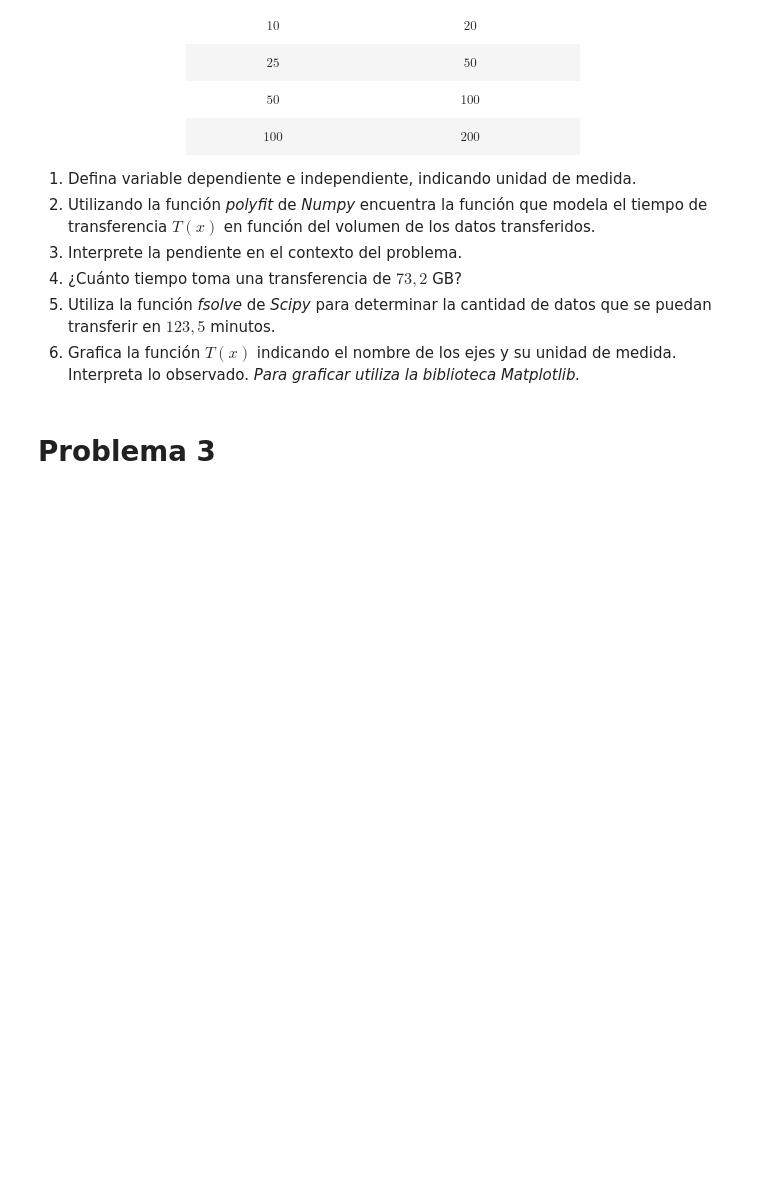
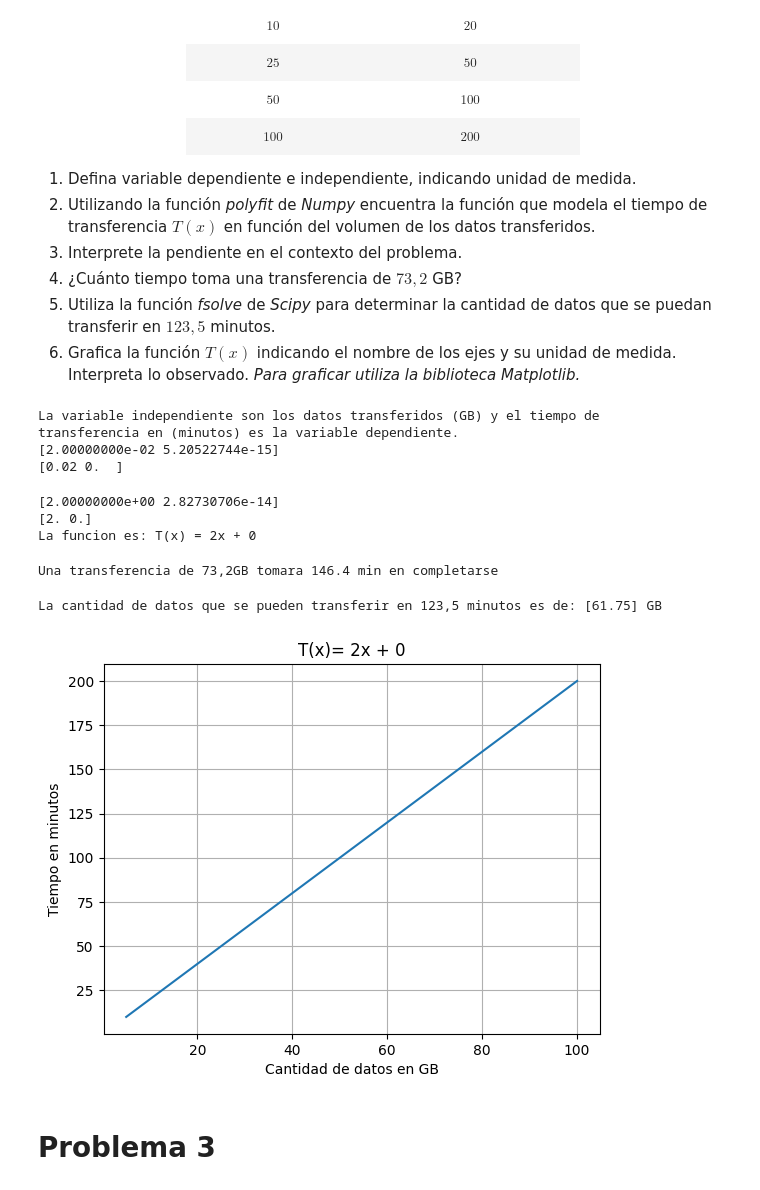
Before and after one commit to Notzeiro/DuocUC-2025, a Jupyter notebook: Math stuff (class)/G2_Función_Lineal(study guide 26_08_2025).ipynb, the cells around one changed output. Saved outputs shown, nothing was run; the diff lists cells and outputs as text; code cells hidden in the pictures; blank space fills up the shorter version.

```diff
--- a/Math stuff (class)/G2_Función_Lineal(study guide 26_08_2025).ipynb
+++ b/Math stuff (class)/G2_Función_Lineal(study guide 26_08_2025).ipynb
@@ -131,3 +88,34 @@ Un equipo de TI está monitoreando el tráfico de datos en la red de la empresa.
 4. ¿Cuánto tiempo toma una transferencia de $73,2$ GB?
 5. Utiliza la función *fsolve* de *Scipy* para determinar la cantidad de datos que se puedan transferir en $123,5$ minutos.
 6. Grafica la función $T(x)$ indicando el nombre de los ejes y su unidad de medida. Interpreta lo observado. *Para graficar utiliza la biblioteca Matplotlib.*
+# %%
+# 1. Defina variable dependiente e independiente, indicando unidad de medida.
+print("La variable independiente son los datos transferidos (GB) y el tiempo de " \
+"\ntransferencia en (minutos) es la variable dependiente.")
+# %% [output]
+La variable independiente son los datos transferidos (GB) y el tiempo de
+transferencia en (minutos) es la variable dependiente.
+[2.00000000e-02 5.20522744e-15]
+[0.02 0.  ]
+# %%
+# 2. Utilizando la función *polyfit* de *Numpy* encuentra la función que modela el tiempo
+# de transferencia $T(x)$ en función del volumen de los datos transferidos.
+import numpy as np
+from numpy import polyfit
+
+x = np.array([5 , 10 , 25 , 50 , 100]) #variable independiente
+y = np.array([10 , 20 , 50 , 100 , 200]) #variable dependiente
+
+coeficientes= np.polyfit(x , y , 1)
+print(coeficientes)
+
+print(np.round(coeficientes , 2))
+
+#funcion: ax + b // 0.02*x + 0
+# es decir: T(x)=0.02x
+
+print("La funcion es: T(x) = 2x + 0")
+# %% [output]
+[2.00000000e+00 2.82730706e-14]
+[2. 0.]
+La funcion es: T(x) = 2x + 0
@@ -134,2 +126,49 @@ Un equipo de TI está monitoreando el tráfico de datos en la red de la empresa.
+# %%
+# 4. ¿Cuánto tiempo toma una transferencia de $73,2$ GB?
+
+#para responder esta pregunta debemos crear la funcion primero, sabemos que la funcion matematica es T(x)=0.02x
+
+def t(x):
+    return x*2
+
+print(f"Una transferencia de 73,2GB tomara {round(t(73.2) , 2)} min en completarse")
+# %% [output]
+Una transferencia de 73,2GB tomara 146.4 min en completarse
+# %%
+# 5. Utiliza la función *fsolve* de *Scipy* para determinar la cantidad de datos que se puedan transferir
+#  en $123,5$ minutos.
+
+from scipy.optimize import fsolve
+
+tiempo_obj = 123.5
+
+def f(x):
+    return x*2 - tiempo_obj
+
+solucion = fsolve(f , 50)
+
+print(f"La cantidad de datos que se pueden transferir en 123,5 minutos es de: {solucion} GB")
+# %% [output]
+La cantidad de datos que se pueden transferir en 123,5 minutos es de: [61.75] GB
+# %%
+# 6. Grafica la función $T(x)$ indicando el nombre de los ejes y su unidad de medida.
+# Interpreta lo observado. *Para graficar utiliza la biblioteca Matplotlib.*
+
+import matplotlib.pyplot as plt
+
+x_values = np.array([5 , 10 , 25 , 50 , 100])
+y_values = np.array([10 , 20 , 50 , 100 , 200])
+
+plt.plot(x_values , y_values)
+plt.grid(True)
+
+
+plt.title("T(x)= 2x + 0")
+plt.xlabel("Cantidad de datos en GB")
+plt.ylabel("Tiempo en minutos")
+
+plt.show()
+# %% [output]
+[figure, added]
 # %% [markdown]
 # Problema 3
```
Also changed, not shown: parts of 12 cells of this notebook.
